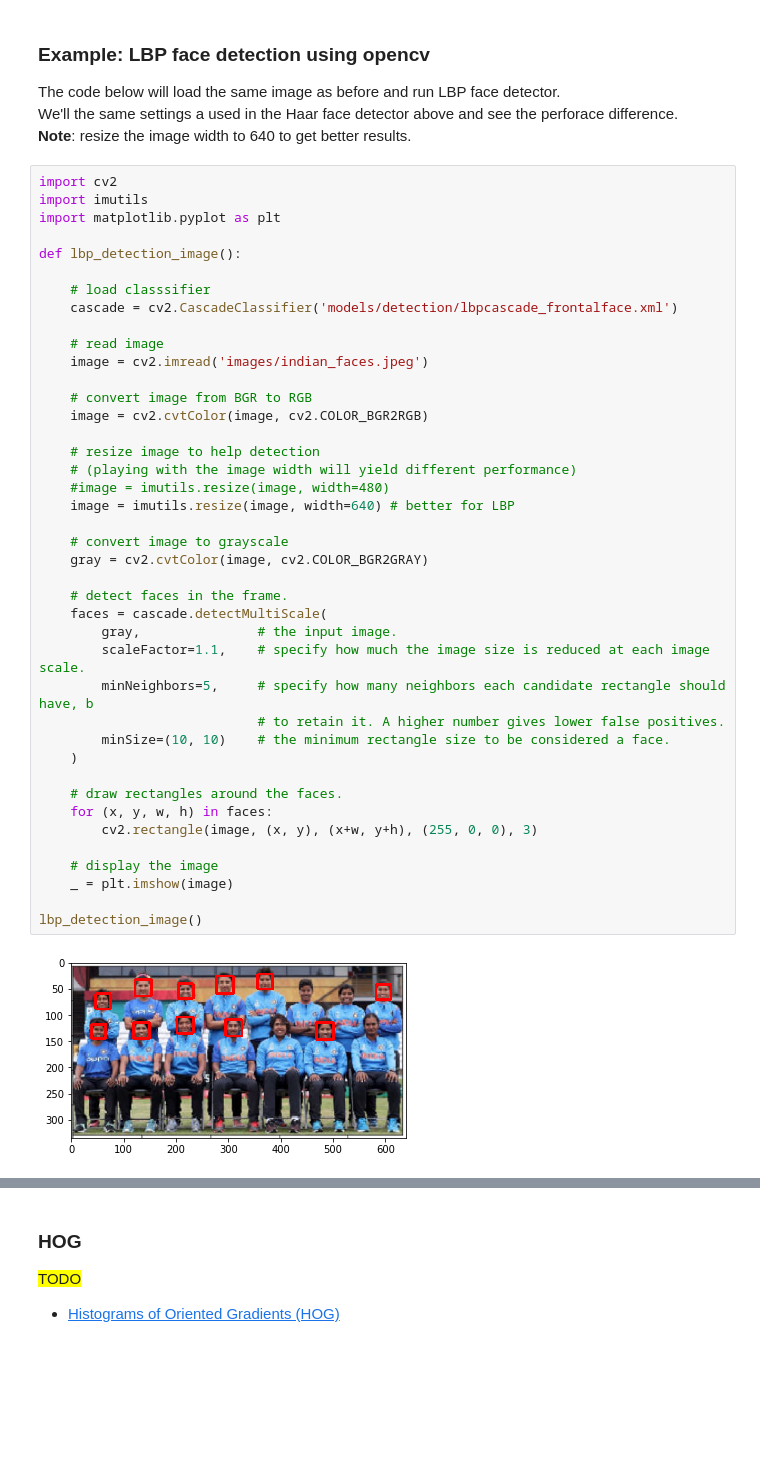
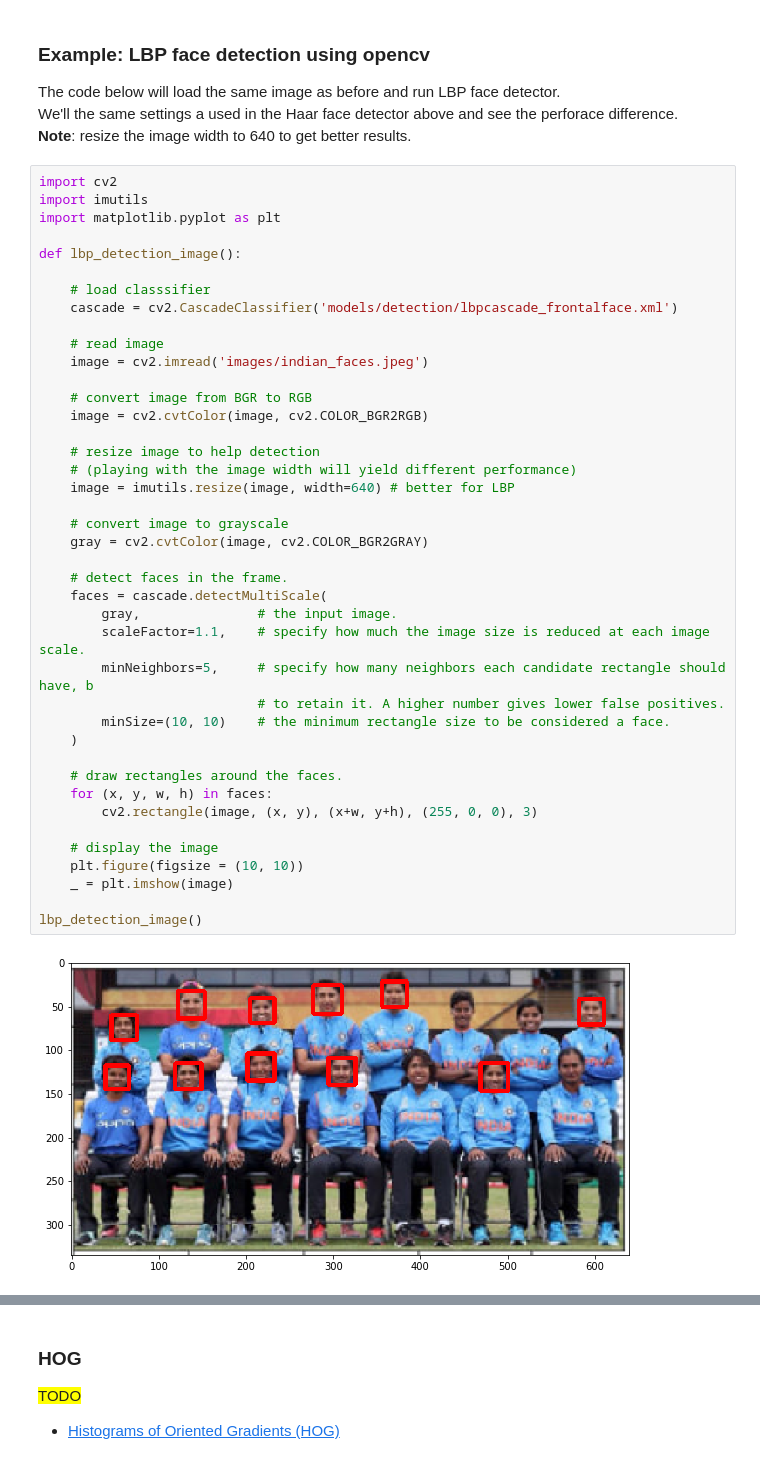
Before and after one commit to yossi-cohen/face-recognition, a Jupyter notebook: face-recognition.ipynb, the cells around one changed output, grey strips where cells are left out. Cells and saved outputs as stored; diff of their text form; blank space fills up the shorter version.

```diff
--- a/face-recognition.ipynb
+++ b/face-recognition.ipynb
@@ -497,32 +508,32 @@ def lbp_detection_image():
     image = cv2.imread('images/indian_faces.jpeg')
 
     # convert image from BGR to RGB
     image = cv2.cvtColor(image, cv2.COLOR_BGR2RGB)
 
     # resize image to help detection
     # (playing with the image width will yield different performance)
-    #image = imutils.resize(image, width=480)
     image = imutils.resize(image, width=640) # better for LBP
 
     # convert image to grayscale
     gray = cv2.cvtColor(image, cv2.COLOR_BGR2GRAY)
 
     # detect faces in the frame.
     faces = cascade.detectMultiScale(
         gray,               # the input image.
         scaleFactor=1.1,    # specify how much the image size is reduced at each image scale.
         minNeighbors=5,     # specify how many neighbors each candidate rectangle should have, b
                             # to retain it. A higher number gives lower false positives.
         minSize=(10, 10)    # the minimum rectangle size to be considered a face.
     )
 
     # draw rectangles around the faces.
     for (x, y, w, h) in faces:
         cv2.rectangle(image, (x, y), (x+w, y+h), (255, 0, 0), 3)
 
     # display the image
+    plt.figure(figsize = (10, 10))
     _ = plt.imshow(image)
 
 lbp_detection_image()
 # %% [output]
-[figure, old version]
+[figure, new version]
```
Also changed, not shown: parts of 12 cells of this notebook, 12 other files.
